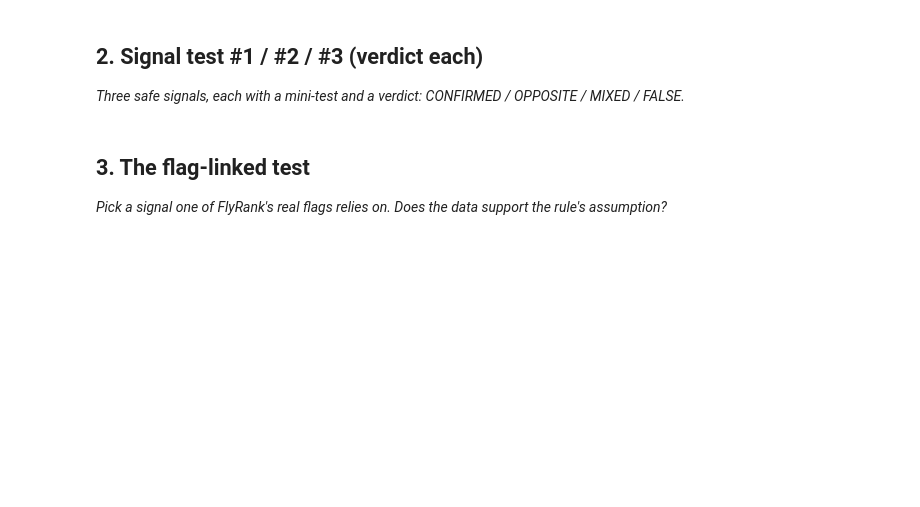
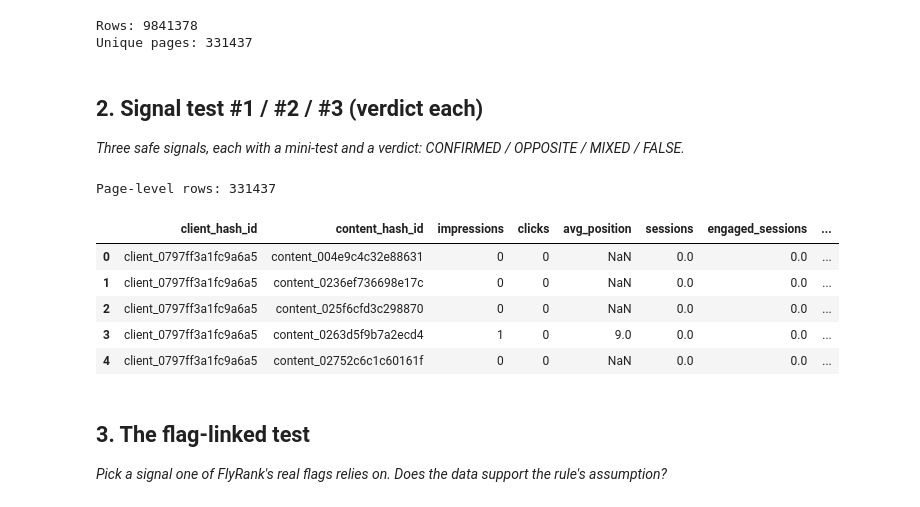
Before and after one commit to pakizahassan/flyrank-ml-internship, a Jupyter notebook: work/notebooks/w04_signal_audit.ipynb, the cells around one changed output. Saved outputs shown, nothing was run; the diff lists cells and outputs as text; code cells hidden in the pictures; blank space fills up the shorter version.

```diff
--- a/work/notebooks/w04_signal_audit.ipynb
+++ b/work/notebooks/w04_signal_audit.ipynb
@@ -15,7 +34,80 @@ This skeleton is yours to fill. Work the sections **in order** — each one has
+# %%
+import pandas as pd
+import numpy as np
+import matplotlib.pyplot as plt
+
+from google.colab import userdata
+from huggingface_hub import login
+
+login(token=userdata.get("HF_TOKEN"))
+
+columns = [
+    "client_hash_id",
+    "content_hash_id",
+    "gsc_impressions",
+    "gsc_clicks",
+    "gsc_avg_position",
+    "ga4_sessions",
+    "ga4_engaged_sessions",
+    "scroll_events"
+]
+
+df = pd.read_parquet(
+    "hf://datasets/FlyRank/internship-warehouse/"
+    "fact_content_daily_performance/"
+    "month=2026-03/data_0.parquet",
+    columns=columns
+)
+
+print("Rows:", len(df))
+print("Unique pages:", df["content_hash_id"].nunique())
+# %% [output]
+Rows: 9841378
+Unique pages: 331437
 # %% [markdown]
 ## 2. Signal test #1 / #2 / #3 (verdict each)
 
 *Three safe signals, each with a mini-test and a verdict: CONFIRMED / OPPOSITE / MIXED / FALSE.*
+# %%
+page_df = (
+    df.groupby(
+        ["client_hash_id", "content_hash_id"],
+        observed=True
+    )
+    .agg(
+        impressions=("gsc_impressions", "sum"),
+        clicks=("gsc_clicks", "sum"),
+        avg_position=("gsc_avg_position", "mean"),
+        sessions=("ga4_sessions", "sum"),
+        engaged_sessions=("ga4_engaged_sessions", "sum"),
+        scroll_events=("scroll_events", "sum")
+    )
+    .reset_index()
+)
+
+page_df["ctr"] = np.where(
+    page_df["impressions"] > 0,
+    page_df["clicks"] / page_df["impressions"],
+    0
+)
+
+page_df["engagement_rate"] = np.where(
+    page_df["sessions"] > 0,
+    page_df["engaged_sessions"] / page_df["sessions"],
+    0
+)
+
+print("Page-level rows:", len(page_df))
+
+display(page_df.head())
+# %% [output]
+Page-level rows: 331437
+|  | client_hash_id | content_hash_id | impressions | clicks | avg_position | sessions | engaged_sessions | ... |
+| 0 | client_0797ff3a1fc9a6a5 | content_004e9c4c32e88631 | 0 | 0 | NaN | 0.0 | 0.0 | ... |
+| 1 | client_0797ff3a1fc9a6a5 | content_0236ef736698e17c | 0 | 0 | NaN | 0.0 | 0.0 | ... |
+| 2 | client_0797ff3a1fc9a6a5 | content_025f6cfd3c298870 | 0 | 0 | NaN | 0.0 | 0.0 | ... |
+| 3 | client_0797ff3a1fc9a6a5 | content_0263d5f9b7a2ecd4 | 1 | 0 | 9.0 | 0.0 | 0.0 | ... |
+| 4 | client_0797ff3a1fc9a6a5 | content_02752c6c1c60161f | 0 | 0 | NaN | 0.0 | 0.0 | ... |
 # %% [markdown]
 ## 3. The flag-linked test
 
```
Also changed, not shown: parts of 4 cells of this notebook.
